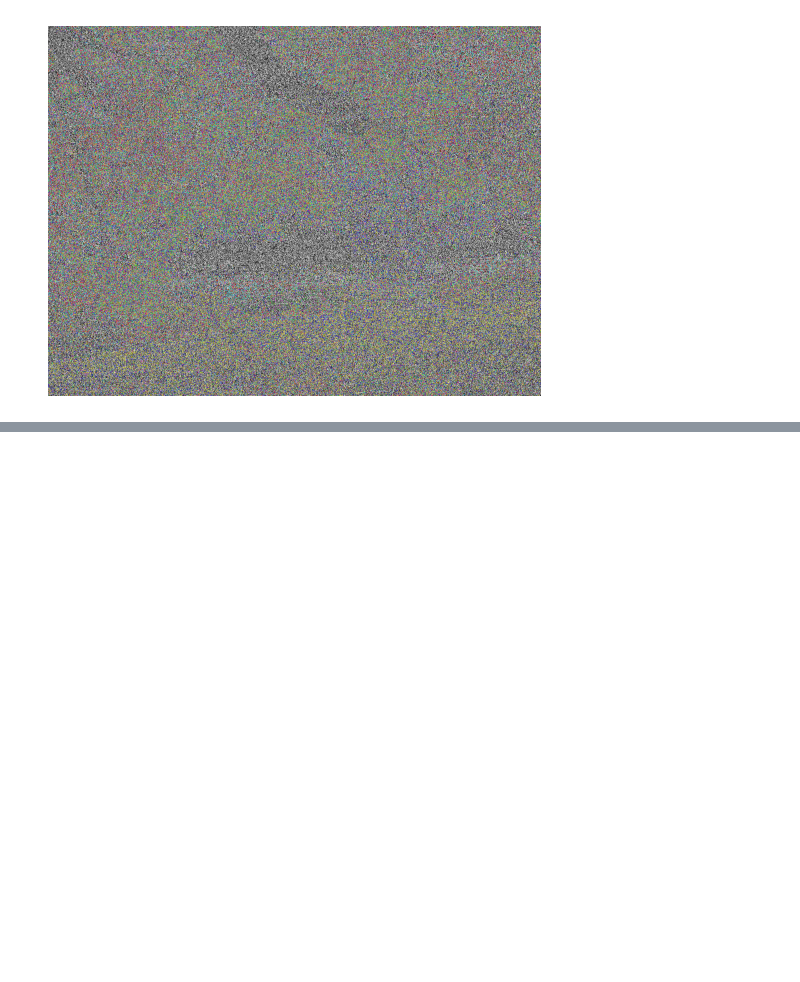
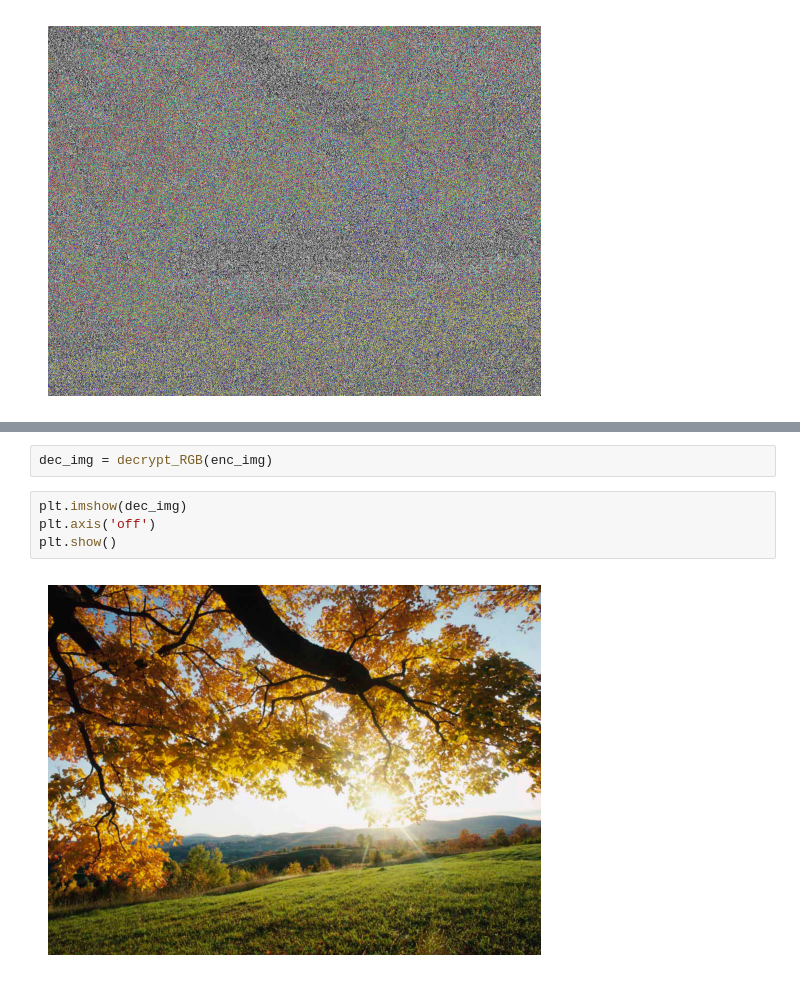
Before and after one commit to sohamnilvaze/cryptography-implementations, a Jupyter notebook: image-encryption.ipynb, the cells around one changed output, grey strips where cells are left out. Cells and saved outputs as stored; diff of their text form; blank space fills up the shorter version.

Commit message:
Kaggle Notebook | Image_encryption | Version 3

```diff
--- a/image-encryption.ipynb
+++ b/image-encryption.ipynb
@@ -123,0 +175,8 @@ plt.show()
+# %%
+dec_img = decrypt_RGB(enc_img)
+# %%
+plt.imshow(dec_img)
+plt.axis('off')
+plt.show()
+# %% [output]
+[figure, added]
```
Also changed, not shown: parts of 2 cells of this notebook.
